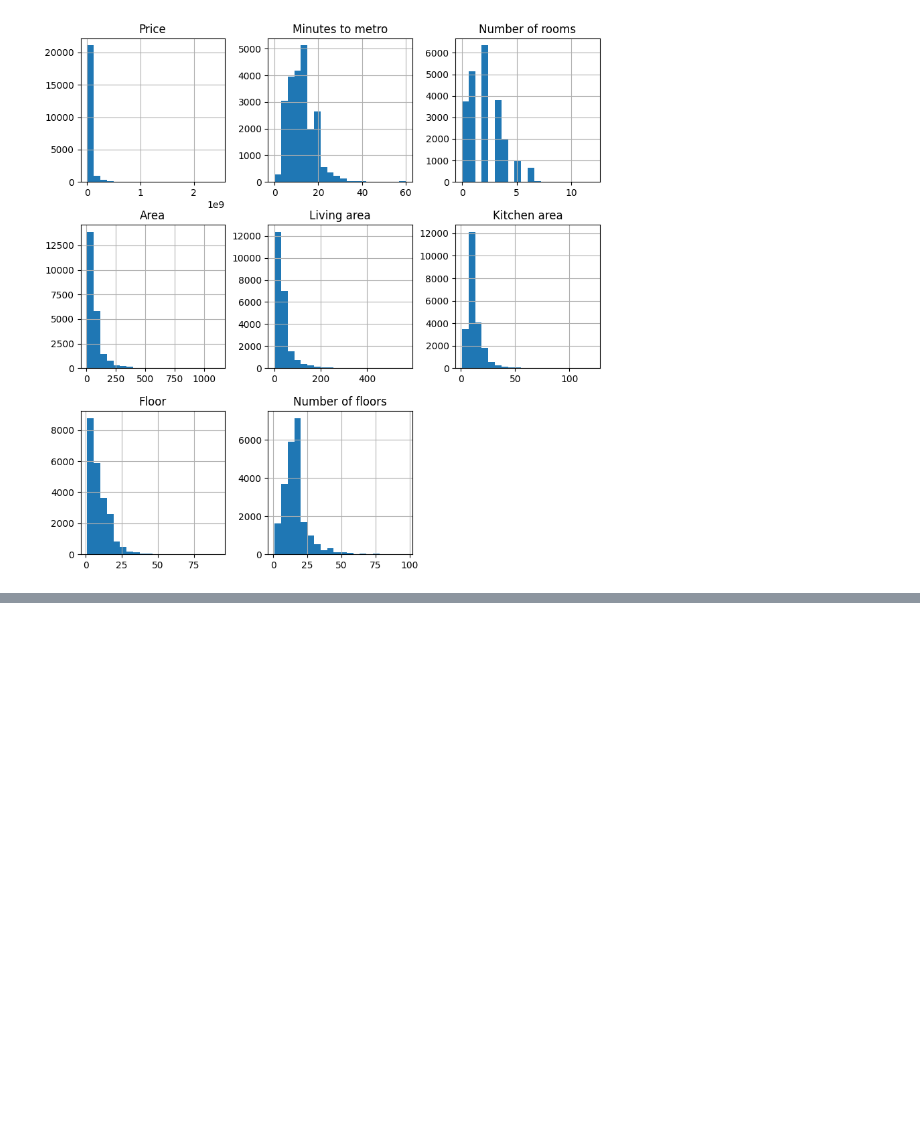
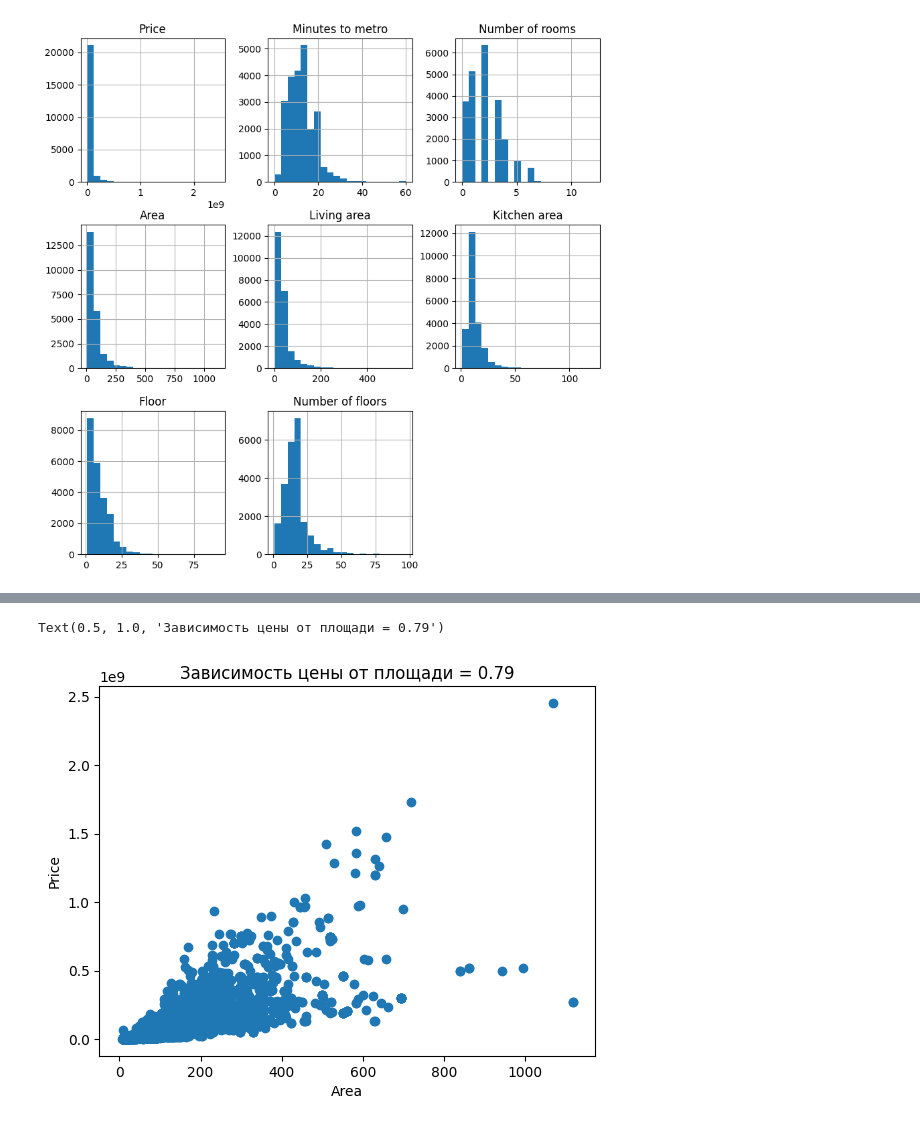
Before and after one commit to whykitsune/dmmt-project-ml, a Jupyter notebook: dw_project.ipynb, the cells around one changed output, grey strips where cells are left out. Saved outputs shown, nothing was run; the diff lists cells and outputs as text; code cells hidden in the pictures; blank space fills up the shorter version.

```diff
--- a/dw_project.ipynb
+++ b/dw_project.ipynb
@@ -82,0 +128,8 @@ Name: Apartment type, dtype: int64
+# %%
+plt.scatter(df['Area'], df['Price'])
+plt.xlabel('Area')
+plt.ylabel('Price')
+plt.title('Зависимость цены от площади = {x}'.format(x=round(df['Price'].corr(df['Area']), 2)))
+# %% [output]
+Text(0.5, 1.0, 'Зависимость цены от площади = 0.79')
+[figure, added]
```
Also changed, not shown: parts of 30 cells of this notebook.
